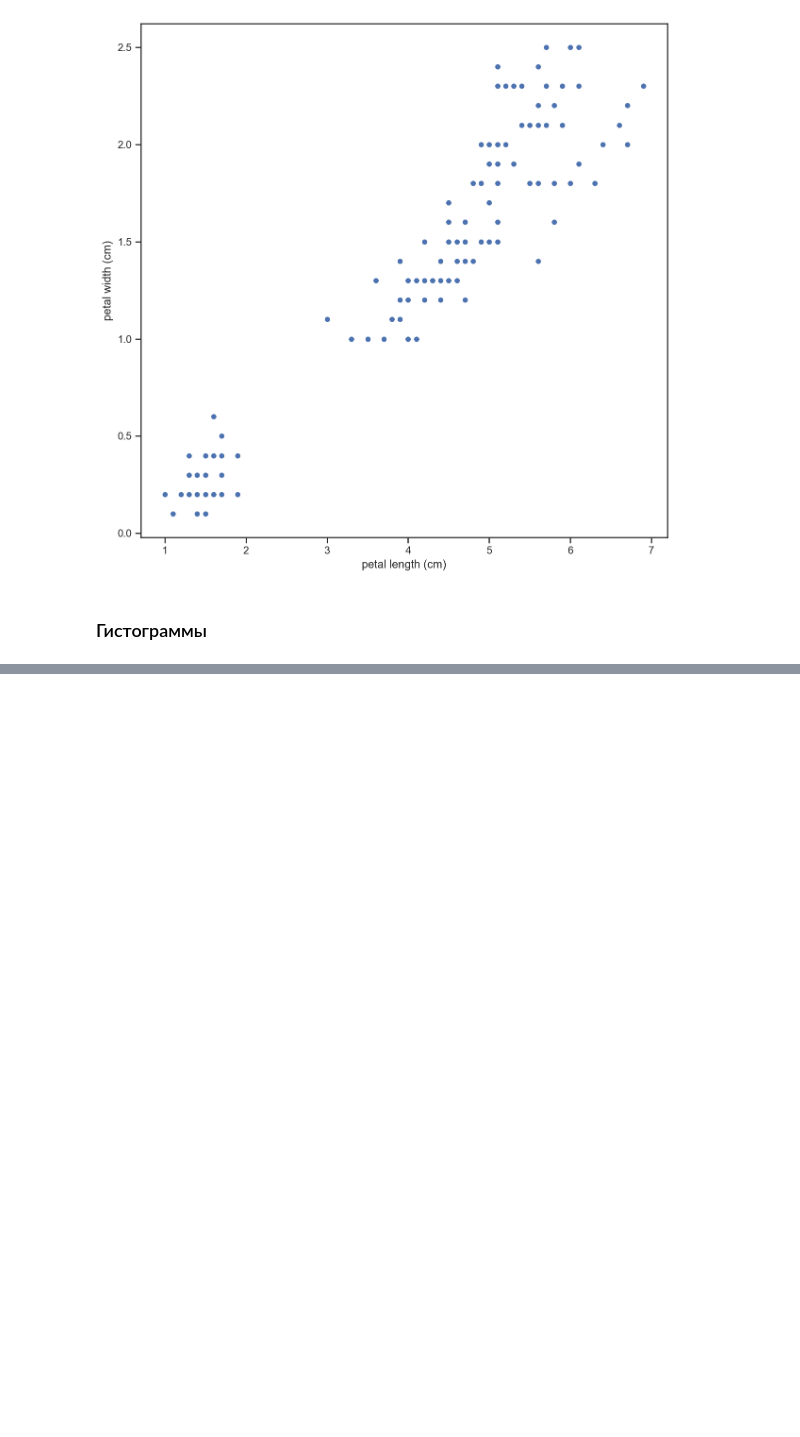
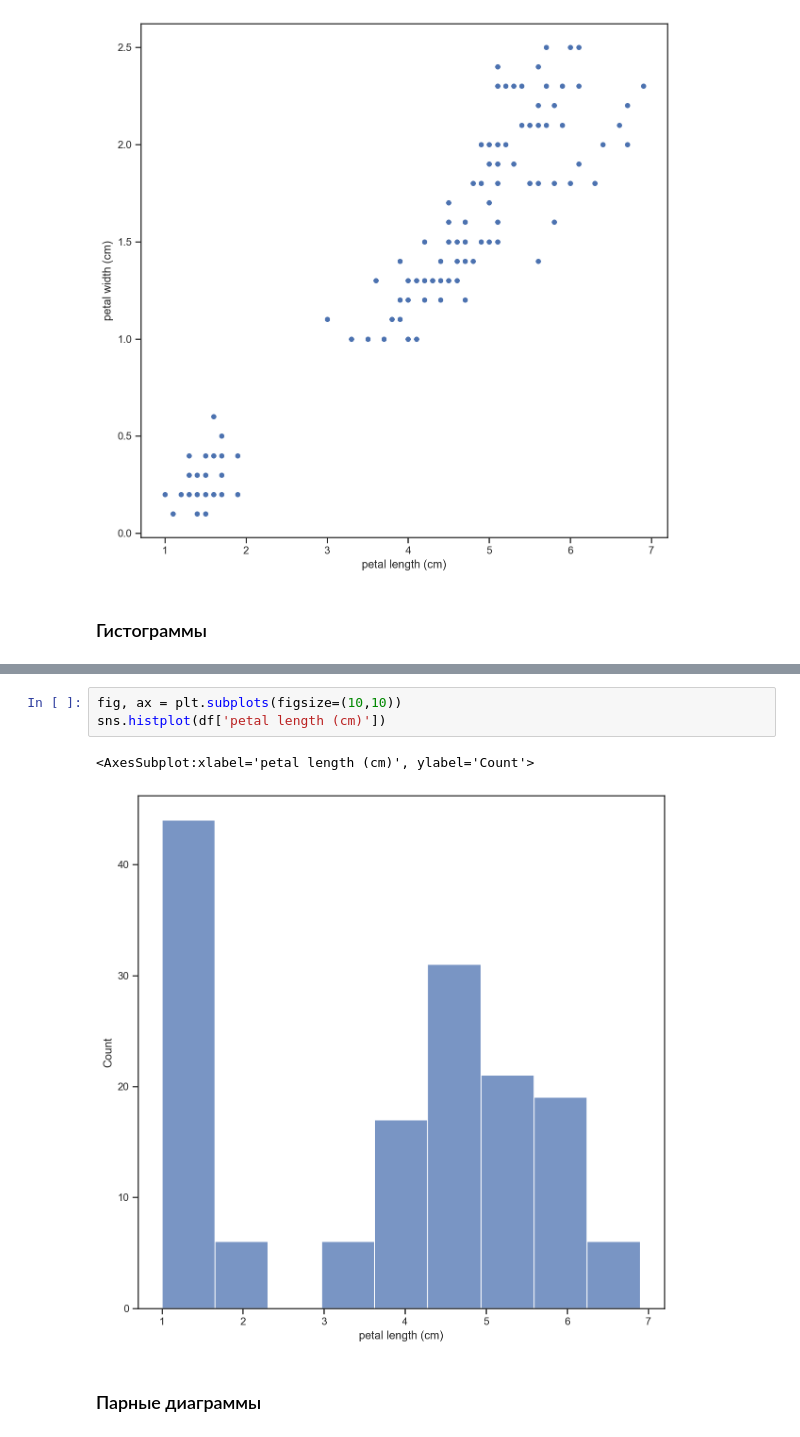
Before and after one commit to mrRoze/TMO-worked, a Jupyter notebook: TMO/Lab 1.ipynb, the cells around one changed output, grey strips where cells are left out. Drawn from its saved outputs; the diff is of its cells as text; blank space fills up the shorter version.

```diff
--- a/TMO/Lab 1.ipynb
+++ b/TMO/Lab 1.ipynb
@@ -222,0 +229,8 @@ sns.scatterplot(ax=ax, x='petal length (cm)', y='petal width (cm)', data=df)
+# %%
+fig, ax = plt.subplots(figsize=(10,10))
+sns.histplot(df['petal length (cm)'])
+# %% [output]
+<AxesSubplot:xlabel='petal length (cm)', ylabel='Count'>
+[figure, added]
+# %% [markdown]
+### Парные диаграммы
```
Also changed, not shown: parts of 1 cell of this notebook.
